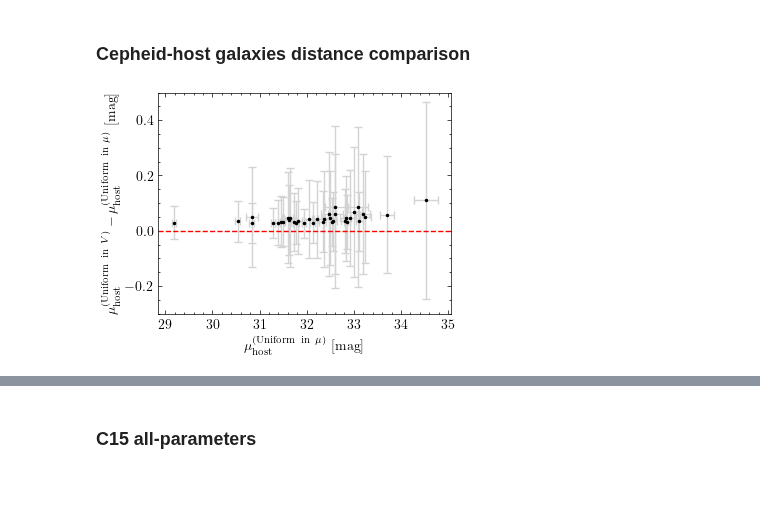
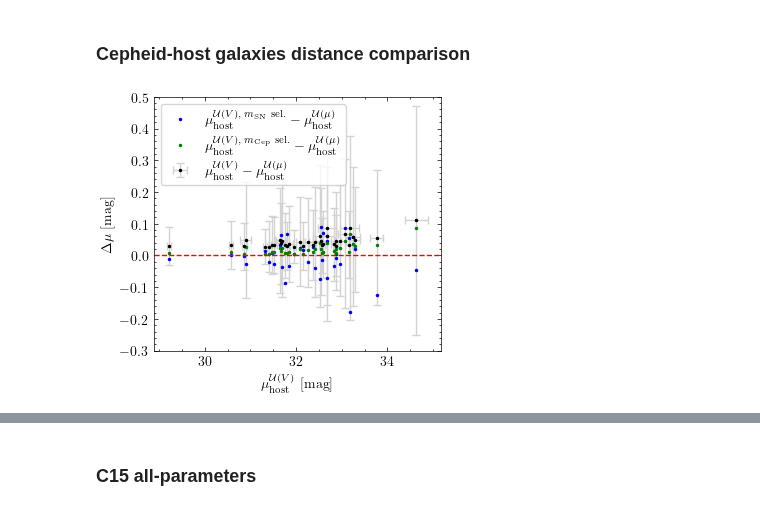
Before and after one commit to candel-cosmo/CANDEL, a Jupyter notebook: notebooks/paper_SH0ES/paper_plots.ipynb, the cells around one changed output, grey strips where cells are left out. Drawn from its saved outputs; the diff is of its cells as text; code cells hidden in the pictures; blank space fills up the shorter version.

```diff
--- a/notebooks/paper_SH0ES/paper_plots.ipynb
+++ b/notebooks/paper_SH0ES/paper_plots.ipynb
@@ -277,8 +383,9 @@ M_Gaia:  -5.9034147 ± 0.025000005541368706
 # %%
 M_HST, e_M_HST = data["M_HST"], data["e_M_HST"]
 M_Gaia, e_M_Gaia = data["M_Gaia"], data["e_M_Gaia"]
-samples_r2 = read_samples(root, "Cepheid_distances_r2_prior.hdf5", "M_W")
-samples_uniform = read_samples(root, "Cepheid_distances_mu_uniform.hdf5", "M_W")
+samples_r2 = read_samples(root, "Cepheid_distances_no_redshift_r2_mu_SN_mag_sel.hdf5", "M_W")
+samples_uniform = read_samples(root, "Cepheid_distances_no_redshift_uniform_mu.hdf5", "M_W")
+
 
 with plt.style.context("science"):
     plt.figure()
@@ -313,8 +420,8 @@ with plt.style.context("science"):
 mean = data["mu_N4258_anchor"]
 err = data["e_mu_N4258_anchor"]
 
-samples_r2 = read_samples(root, "Cepheid_distances_r2_prior.hdf5", "mu_N4258")
-samples_uniform = read_samples(root, "Cepheid_distances_mu_uniform.hdf5", "mu_N4258")
+samples_r2 = read_samples(root, "Cepheid_distances_no_redshift_r2_mu_SN_mag_sel.hdf5", "mu_N4258")
+samples_uniform = read_samples(root, "Cepheid_distances_no_redshift_uniform_mu.hdf5", "mu_N4258")
 
 with plt.style.context("science"):
     plt.figure()
@@ -346,35 +453,65 @@ with plt.style.context("science"):
 # %% [markdown]
 ### Cepheid-host galaxies distance comparison
 # %%
-samples_r2 = read_samples(root, "Cepheid_distances_r2_prior.hdf5", "mu_host")
-samples_unif = read_samples(root, "Cepheid_distances_mu_uniform.hdf5", "mu_host")
+# Load samples: shape (n_samples, 37)
+mu_r2          = read_samples(root, "Cepheid_distances_no_redshift_r2_mu.hdf5", "mu_host")
+mu_r2_SN       = read_samples(root, "Cepheid_distances_no_redshift_r2_mu_SN_mag_sel.hdf5", "mu_host")
+mu_r2_Cepheid  = read_samples(root, "Cepheid_distances_no_redshift_r2_mu_Cepheid_mag_sel.hdf5", "mu_host")
+mu_unif        = read_samples(root, "Cepheid_distances_no_redshift_uniform_mu.hdf5", "mu_host")
 
-ntot = 37
+# Compute statistics for each host
+mu_r2_mean        = mu_r2.mean(axis=0)
+mu_r2_std         = mu_r2.std(axis=0)
+mu_unif_mean      = mu_unif.mean(axis=0)
+mu_unif_std       = mu_unif.std(axis=0)
+mu_r2_SN_mean     = mu_r2_SN.mean(axis=0)
+mu_r2_SN_std      = mu_r2_SN.std(axis=0)
+mu_r2_Cepheid_mean = mu_r2_Cepheid.mean(axis=0)
+mu_r2_Cepheid_std  = mu_r2_Cepheid.std(axis=0)
 
-X = {f"mu_{i}": samples_unif[:, i] for i in range(ntot)}
-Y = {f"mu_{i}": samples_r2[:, i] for i in range(ntot)}
+# Differences and uncertainties
+diff_unif = mu_r2_mean - mu_unif_mean
+err_unif  = np.sqrt(mu_r2_std**2 + mu_unif_std**2)
 
-x_mean = np.asarray([np.mean(X[f"mu_{i}"]) for i in range(ntot)])
-x_err = np.asarray([np.std(X[f"mu_{i}"]) for i in range(ntot)])
+diff_SN   = mu_r2_SN_mean - mu_unif_mean
+err_SN    = np.sqrt(mu_r2_SN_std**2 + mu_unif_std**2)
 
-dx_mean = np.asarray([np.mean(Y[f"mu_{i}"]) - np.mean(X[f"mu_{i}"]) for i in range(ntot)])
-dx_err = np.asarray([np.sqrt(np.var(Y[f"mu_{i}"]) + np.var(X[f"mu_{i}"])) for i in range(ntot)])
-# dx_err = x_err
+diff_Cepheid = mu_r2_Cepheid_mean - mu_unif_mean
+err_Cepheid  = np.sqrt(mu_r2_Cepheid_std**2 + mu_unif_std**2)
 
 with plt.style.context("science"):
-    plt.figure()
-    plt.errorbar(x_mean, dx_mean, xerr=x_err, yerr=dx_err, fmt='o', color='black',
-                 ecolor='lightgray',  capsize=3, ms=1.5)
-    plt.axhline(0, color="red", linestyle="--", label="No difference")
-    plt.xlabel(r"$\mu_{\rm host}^{(\mathrm{Uniform~in~}\mu)} ~ [\mathrm{mag}]$")
-    plt.ylabel(r"$\mu_{\rm host}^{(\mathrm{Uniform~in~}V)} - \mu_{\rm host}^{(\mathrm{Uniform~in~}\mu)} ~ [\mathrm{mag}]$")
+    plt.figure(figsize=(6.8 / 2, 3))
+
+    # With errorbars
+    plt.errorbar(
+        mu_r2_mean, diff_unif,
+        xerr=mu_r2_std, yerr=err_unif,
+        fmt='o', color='black',
+        ecolor='lightgray', capsize=3, ms=1.5,
+        label=r"$\mu_{\rm host}^{\mathcal{U}(V)} - \mu_{\rm host}^{\mathcal{U}(\mu)}$"
+    )
+
+    # Without errorbars
+    plt.plot(
+        mu_r2_mean, diff_SN, 'o', color='blue', ms=1.5,
+        label=r"$\mu_{\rm host}^{\mathcal{U}(V),\,m_{\rm SN}~\mathrm{sel.}} - \mu_{\rm host}^{\mathcal{U}(\mu)}$"
+    )
+    plt.plot(
+        mu_r2_mean, diff_Cepheid, 'o', color='green', ms=1.5,
+        label=r"$\mu_{\rm host}^{\mathcal{U}(V),\,m_{\rm Cep}~\mathrm{sel.}} - \mu_{\rm host}^{\mathcal{U}(\mu)}$"
+    )
+
+    plt.axhline(0, color="red", linestyle="--")
+    plt.xlabel(r"$\mu_{\rm host}^{\mathcal{U}(V)} ~ [\mathrm{mag}]$")
+    plt.ylabel(r"$\Delta \mu ~ [\mathrm{mag}]$")
     plt.ylim(-0.3, 0.5)
+    plt.legend(frameon=True)
     plt.tight_layout(pad=0)
     plt.savefig("/Users/rstiskalek/Downloads/mu_host.pdf", bbox_inches='tight')
-
     plt.show()
 
-
-print(f"dx = {dx_mean.mean():.4f} ± {dx_err.mean():.4f}")
+print(f"Δμ_unif    = {diff_unif.mean():.4f} ± {err_unif.mean():.4f}")
+print(f"Δμ_SN      = {diff_SN.mean():.4f} ± {err_SN.mean():.4f}")
+print(f"Δμ_Cepheid = {diff_Cepheid.mean():.4f} ± {err_Cepheid.mean():.4f}")
 # %% [output]
-[figure, old version]
+[figure, new version]
```
Also changed, not shown: parts of 43 cells of this notebook, 19 other files.
